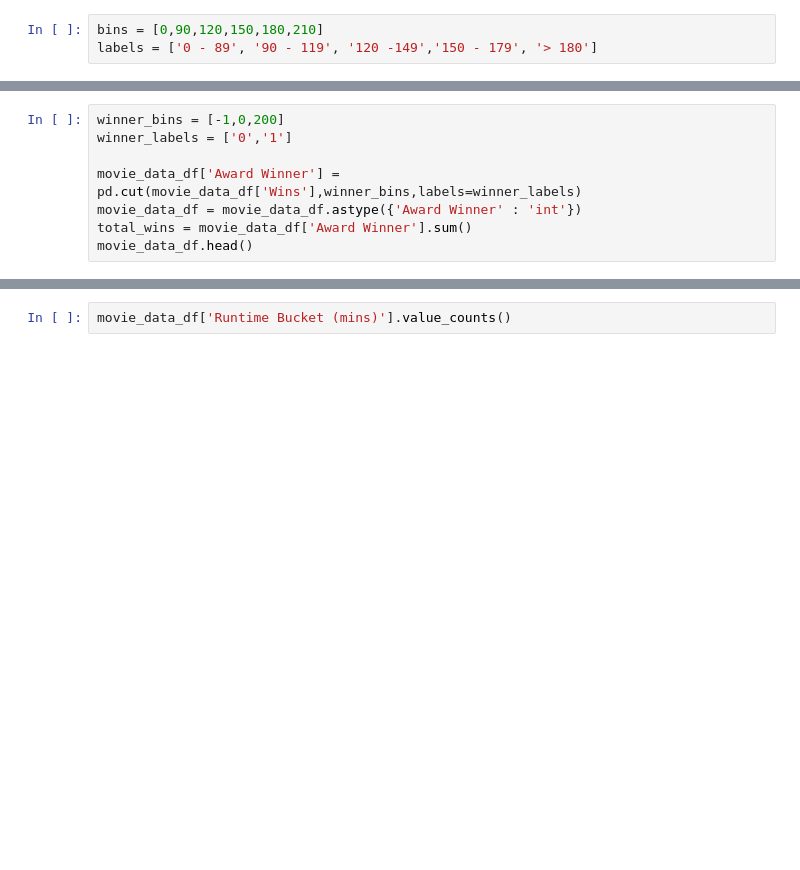
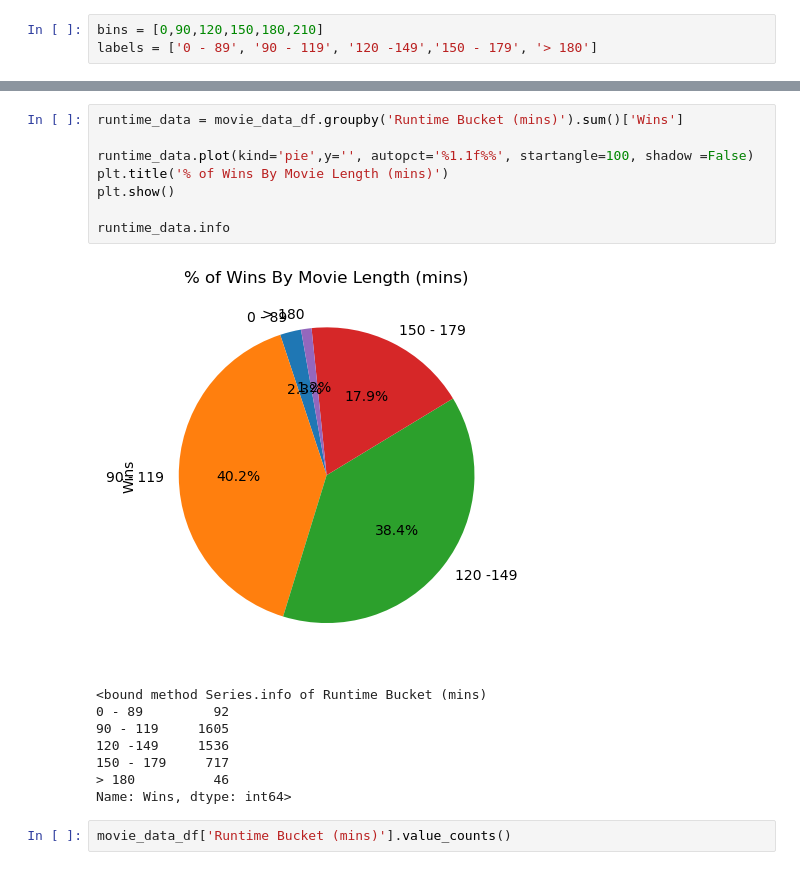
Before and after one commit to v4l3-v1ll4rr03l/nu-project1, a Jupyter notebook: movie magic code.ipynb, the cells around one changed output, grey strips where cells are left out. Saved outputs shown, nothing was run; the diff lists cells and outputs as text; blank space fills up the shorter version.

Commit message:
fixed pie chart

```diff
--- a/movie magic code.ipynb
+++ b/movie magic code.ipynb
@@ -763,11 +763,3 @@ movie_data_df.head()
 | 2 | tt1232829 | 21 Jump Street | 2012 | 109 | 138447667.0 | 72 | 85 | 69 | 21 | ... |
 | 3 | tt1853728 | Django Unchained | 2012 | 165 | 162805434.0 | 84 | 87 | 81 | 158 | ... |
 | 4 | tt0993846 | The Wolf of Wall Street | 2013 | 180 | 116900694.0 | 82 | 80 | 75 | 179 | ... |
-# %%
-winner_bins = [-1,0,200]
-winner_labels = ['0','1']
-
-movie_data_df['Award Winner'] = pd.cut(movie_data_df['Wins'],winner_bins,labels=winner_labels)
-movie_data_df = movie_data_df.astype({'Award Winner' : 'int'})
-total_wins = movie_data_df['Award Winner'].sum()
-movie_data_df.head()
@@ -781,3 +766,20 @@ movie_data_df.head()
+# %%
+runtime_data = movie_data_df.groupby('Runtime Bucket (mins)').sum()['Wins']
+
+runtime_data.plot(kind='pie',y='', autopct='%1.1f%%', startangle=100, shadow =False)
+plt.title('% of Wins By Movie Length (mins)')
+plt.show()
+
+runtime_data.info
+# %% [output]
+[figure, added]
+<bound method Series.info of Runtime Bucket (mins)
+0 - 89         92
+90 - 119     1605
+120 -149     1536
+150 - 179     717
+> 180          46
+Name: Wins, dtype: int64>
 # %%
 movie_data_df['Runtime Bucket (mins)'].value_counts()
 # %% [output]
```
Also changed, not shown: parts of 1 cell of this notebook.
